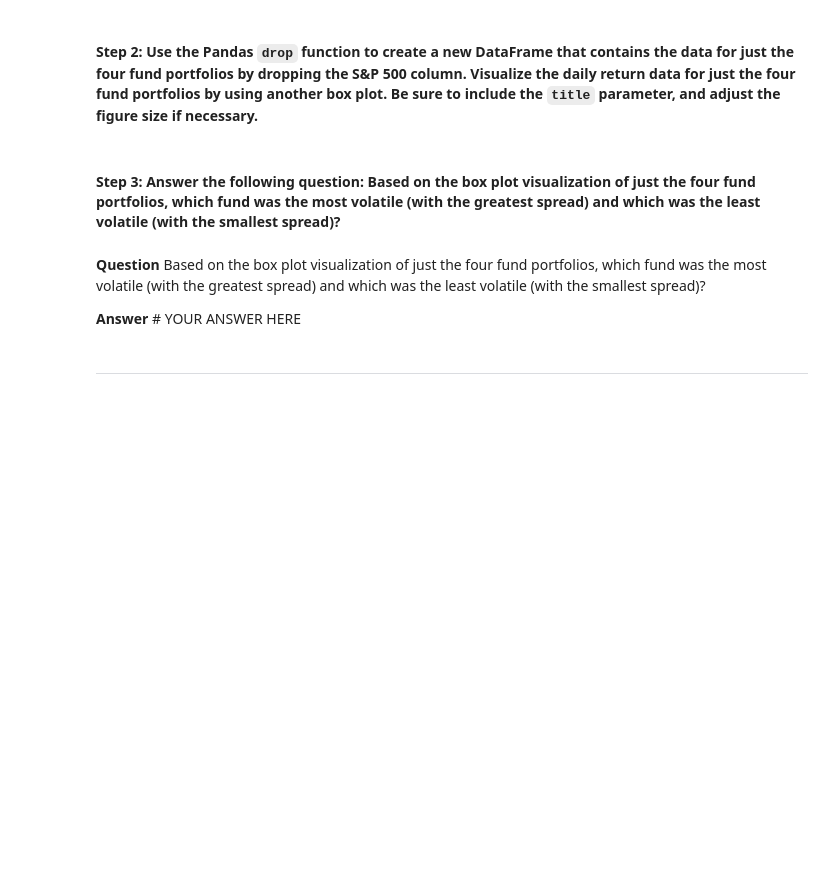
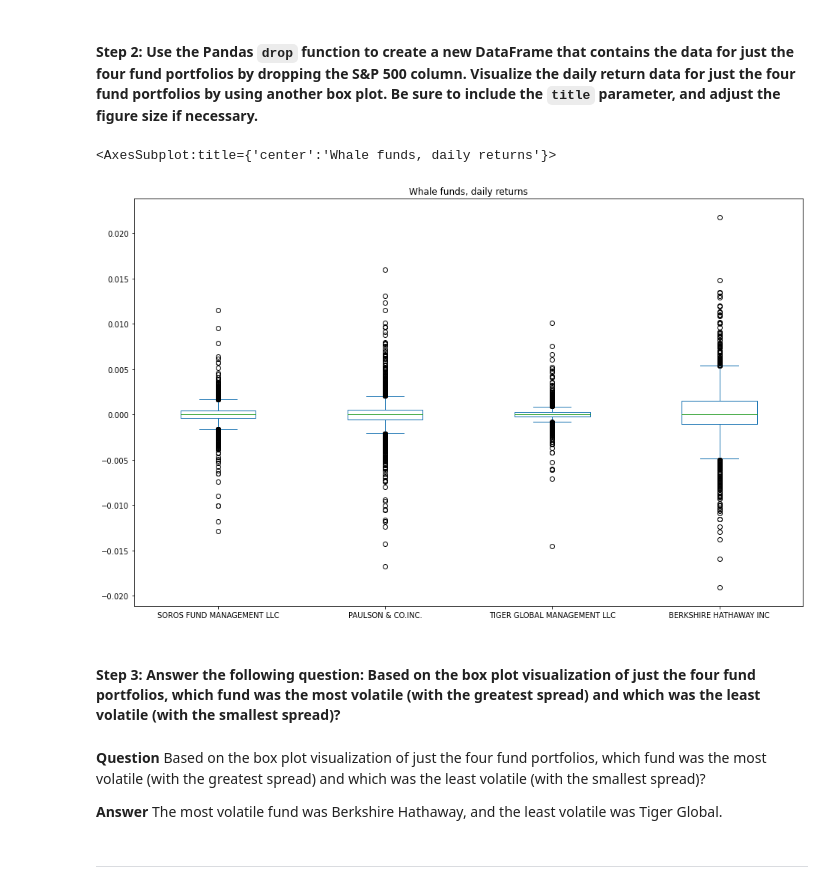
Before and after one commit to lkhodel/bftbc-c4, a Jupyter notebook: risk_return_analysis.ipynb, the cells around one changed output. Cells and saved outputs as stored; diff of their text form; code cells hidden in the pictures; blank space fills up the shorter version.

```diff
--- a/risk_return_analysis.ipynb
+++ b/risk_return_analysis.ipynb
@@ -206,14 +209,18 @@ Analyze the volatility of each of the four fund portfolios and of the S&P 500 In
 # %%
 # Create a new DataFrame containing only the 4 fund portfolios by dropping the S&P 500 column from the DataFrame
 # Create box plots to reflect the return data for only the 4 fund portfolios
 # Include a title parameter and adjust the figure size
-# YOUR CODE HERE
+four_funds = daily_returns.drop(columns='S&P 500')
+four_funds.plot(title="Whale funds, daily returns", kind="box", figsize=(16,10))
+# %% [output]
+<AxesSubplot:title={'center':'Whale funds, daily returns'}>
+[figure, added]
 # %% [markdown]
 #### Step 3: Answer the following question: Based on the box plot visualization of just the four fund portfolios, which fund was the most volatile (with the greatest spread) and which was the least volatile (with the smallest spread)?
 # %% [markdown]
 **Question** Based on the box plot visualization of just the four fund portfolios, which fund was the most volatile (with the greatest spread) and which was the least volatile (with the smallest spread)?
 
-**Answer** # YOUR ANSWER HERE
+**Answer** The most volatile fund was Berkshire Hathaway, and the least volatile was Tiger Global.
 # %% [markdown]
 ---
 # %% [markdown]
```
Also changed, not shown: parts of 8 cells of this notebook.
